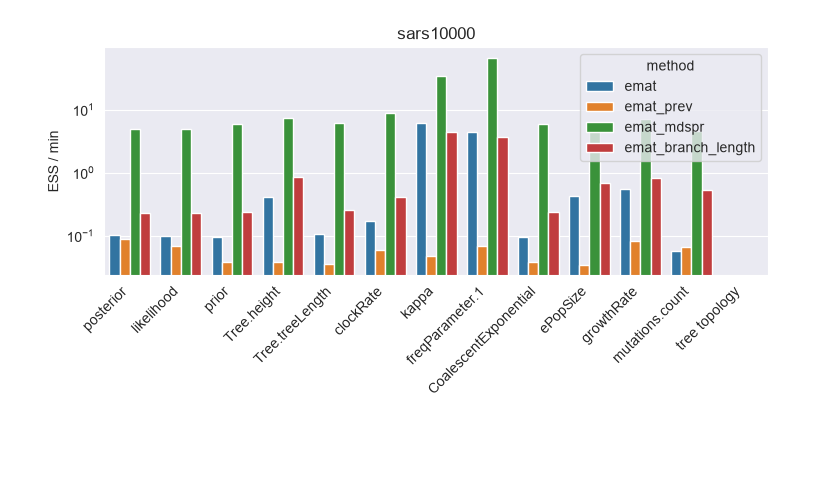
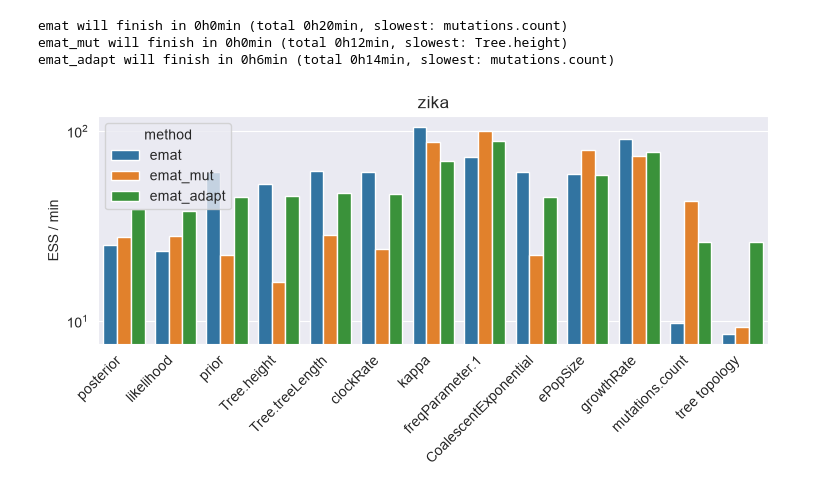
Before and after one commit to tochsner/beast-emat, a Jupyter notebook: python/src/notebooks/single_ess_comparison.ipynb, the cells around one changed output. Saved outputs shown, nothing was run; the diff lists cells and outputs as text; code cells hidden in the pictures; blank space fills up the shorter version.

```diff
--- a/python/src/notebooks/single_ess_comparison.ipynb
+++ b/python/src/notebooks/single_ess_comparison.ipynb
@@ -47,16 +47,16 @@ seconds_per_million_samples = {
     "wnv": {"emat": 33*60 + 20, "beauti": 10980},
 }
 # %%
-experiment = "sars10000"
+experiment = "zika"
 # %%
 # likelihood columns are left out, as the EMAT regimes log the augmented likelihood
 columns_per_experiment = {
     "hcv": ["posterior", "likelihood", "prior", "Tree.height", "Tree.treeLength", "rateAG", "freqParameter.1", "bPopSizes.1", "bGroupSizes.2", "BayesianSkyline", "mutations.count"],
-    "zika": ["posterior", "likelihood", "prior", "Tree.height", "Tree.treeLength", "clockRate", "kappa", "freqParameter.1", "CoalescentExponential", "ePopSize", "growthRate"],
-    "sars": ["posterior", "likelihood", "prior", "Tree.height", "Tree.treeLength", "clockRate", "kappa", "freqParameter.1", "CoalescentExponential", "ePopSize", "growthRate"],
+    "zika": ["posterior", "likelihood", "prior", "Tree.height", "Tree.treeLength", "clockRate", "kappa", "freqParameter.1", "CoalescentExponential", "ePopSize", "growthRate", "mutations.count"],
+    "sars": ["posterior", "likelihood", "prior", "Tree.height", "Tree.treeLength", "clockRate", "kappa", "freqParameter.1", "CoalescentExponential", "ePopSize", "growthRate", "mutations.count"],
     "sars5000": ["posterior", "likelihood", "prior", "Tree.height", "Tree.treeLength", "clockRate", "kappa", "freqParameter.1", "CoalescentExponential", "ePopSize", "growthRate", "mutations.count"],
     "sars10000": ["posterior", "likelihood", "prior", "Tree.height", "Tree.treeLength", "clockRate", "kappa", "freqParameter.1", "CoalescentExponential", "ePopSize", "growthRate", "mutations.count"],
-    "ebola": ["posterior", "likelihood", "prior", "Tree.height", "Tree.treeLength", "clockRate", "kappa", "freqParameter.1", "CoalescentExponential", "ePopSize", "growthRate"],
+    "ebola": ["posterior", "likelihood", "prior", "Tree.height", "Tree.treeLength", "clockRate", "kappa", "freqParameter.1", "CoalescentExponential", "ePopSize", "growthRate", "mutations.count"],
     "wnv": ["posterior", "likelihood", "prior", "Tree.height", "Tree.treeLength", "clockRate", "kappa", "freqParameter.1", "bPopSizes.1", "bGroupSizes.1", "mutations.count"],
 }
 # %%
@@ -140,0 +141,25 @@ plt.show()
+# %%
+# the running time to reach the target ESS is set by the slowest mixing parameter of each method
+TARGET_ESS = 200
+
+def format_minutes(minutes: float) -> str:
+    minutes = max(0, round(minutes))
+    return f"{minutes // 60}h{minutes % 60}min"
+
+# the ESS per minute and the elapsed running time are taken at the end of each run
+end_of_run_df = pd.DataFrame([df.iloc[-1] for df in ess_dfs if not df.empty])
+mean_end_of_run_df = end_of_run_df.groupby(["method", "column"])[["ess_per_minute", "minutes"]].mean().reset_index()
+
+for method in method_names:
+    method_df = mean_end_of_run_df[mean_end_of_run_df.method == method]
+    if method_df.empty:
+        continue
+
+    slowest = method_df.loc[method_df["ess_per_minute"].idxmin()]
+    total_minutes = TARGET_ESS / slowest["ess_per_minute"]
+    remaining_minutes = total_minutes - slowest["minutes"]
+    print(f"{method} will finish in {format_minutes(remaining_minutes)} (total {format_minutes(total_minutes)}, slowest: {slowest['column']})")
+# %% [output]
+emat will finish in 0h0min (total 0h20min, slowest: mutations.count)
+emat_mut will finish in 0h0min (total 0h12min, slowest: Tree.height)
+emat_adapt will finish in 0h6min (total 0h14min, slowest: mutations.count)
@@ -194,21 +221,21 @@ plt.show()
 # %%
 # the ESS per minute of each run is taken at the end of the run, over the full post-burn-in chain
-final_ess_df = pd.DataFrame([df.iloc[-1] for df in ess_dfs  if not df.empty])
+final_ess_df = pd.DataFrame([df.iloc[-1] for df in ess_dfs + tree_ess_dfs if not df.empty])
 bar_columns = columns + ["tree topology"]
 
 fig, ax = plt.subplots(figsize=(0.5 * len(bar_columns) + 1, 4))
 
 sns.barplot(final_ess_df, y="ess_per_minute", x="column", hue="method", order=bar_columns, orient="v", ax=ax)
 ax.set_yscale("log")
 ax.set_ylabel("ESS / min")
 ax.set_xlabel("")
 ax.set_title(experiment)
 plt.xticks(rotation=45, ha='right')
 
 fig.tight_layout()
 plt.show()
 # %% [output]
-[figure, old version]
+[figure, new version]
 # %%
 # the ESS per million MCMC samples, which compares the mixing per step independently of the cost of a step
 final_ess_df["ess_per_million_samples"] = final_ess_df["ess"] / final_ess_df["sample"] * 1e6
```
Also changed, not shown: parts of 5 cells of this notebook, 3 other files.
